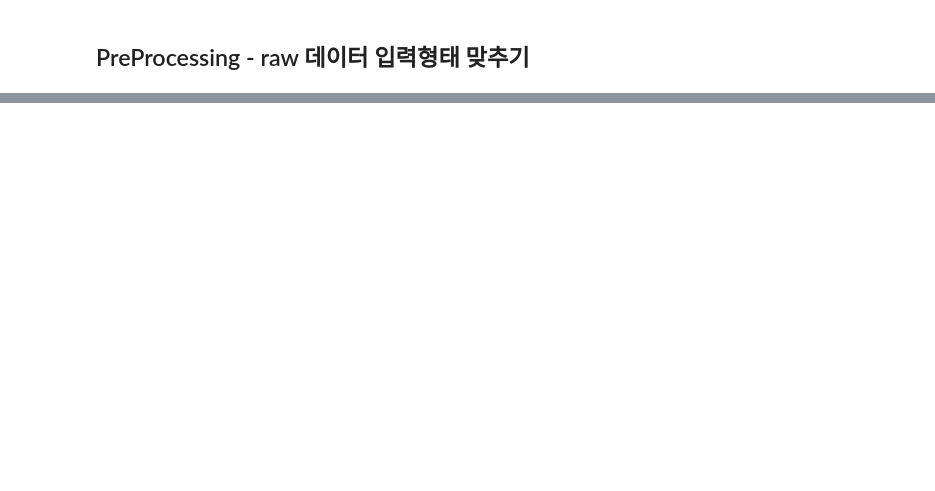
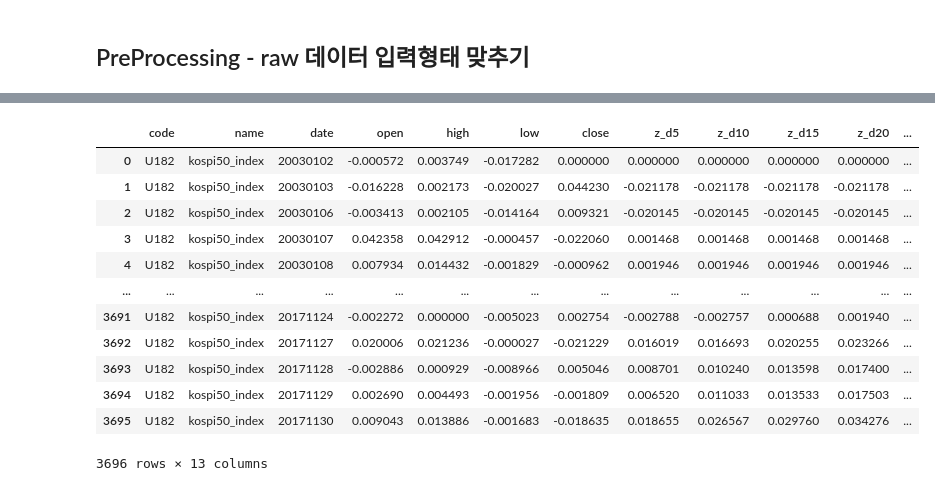
Before and after one commit to Stock-Recommandation-System-based-on-AI/modeling, a Jupyter notebook: illstandtall/DTML.ipynb, the cells around one changed output, grey strips where cells are left out. Drawn from its saved outputs; the diff is of its cells as text; code cells hidden in the pictures; blank space fills up the shorter version.

```diff
--- a/illstandtall/DTML.ipynb
+++ b/illstandtall/DTML.ipynb
@@ -25,0 +30,3 @@ kospi50
+# %%
+market_index = kospi31[kospi31.code == "U182"]
+market_index
@@ -25,0 +64,21 @@ kospi50
+# %%
+def train_vaild_test_split(df):
+    codes = df.code.unique()
+    train_data = pd.DataFrame()
+    vaild_data = pd.DataFrame()
+    test_data = pd.DataFrame()
+    for c in codes:
+        df_stock = df[df.code == c]
+        df_stock.reset_index(drop=True, inplace=True)
+        times = sorted(df_stock.index.values)
+        last_10pct = sorted(df_stock.index.values)[-int(0.1*len(times))] # Last 10% of series
+        last_20pct = sorted(df_stock.index.values)[-int(0.2*len(times))] # Last 20% of series
+
+        df_train = df_stock[(df_stock.index < last_20pct)]  # Training data are 80% of total data
+        df_val = df_stock[(df_stock.index >= last_20pct) & (df_stock.index < last_10pct)]
+        df_test = df_stock[(df_stock.index >= last_10pct)]
+
+        train_data = pd.concat([train_data, df_train])
+        vaild_data = pd.concat([vaild_data, df_val])
+        test_data = pd.concat([test_data, df_test])
+    return train_data, vaild_data, test_data
@@ -25,0 +93,16 @@ kospi50
+# %%
+market_train_data
+# %% [output]
+|  | code | name | date | open | high | low | close | z_d5 | z_d10 | z_d15 | z_d20 | ... |
+| 0 | U182 | kospi50_index | 20030102 | -0.000572 | 0.003749 | -0.017282 | 0.000000 | 0.000000 | 0.000000 | 0.000000 | 0.000000 | ... |
+| 1 | U182 | kospi50_index | 20030103 | -0.016228 | 0.002173 | -0.020027 | 0.044230 | -0.021178 | -0.021178 | -0.021178 | -0.021178 | ... |
+| 2 | U182 | kospi50_index | 20030106 | -0.003413 | 0.002105 | -0.014164 | 0.009321 | -0.020145 | -0.020145 | -0.020145 | -0.020145 | ... |
+| 3 | U182 | kospi50_index | 20030107 | 0.042358 | 0.042912 | -0.000457 | -0.022060 | 0.001468 | 0.001468 | 0.001468 | 0.001468 | ... |
+| 4 | U182 | kospi50_index | 20030108 | 0.007934 | 0.014432 | -0.001829 | -0.000962 | 0.001946 | 0.001946 | 0.001946 | 0.001946 | ... |
+| ... | ... | ... | ... | ... | ... | ... | ... | ... | ... | ... | ... | ... |
+| 3691 | U182 | kospi50_index | 20171124 | -0.002272 | 0.000000 | -0.005023 | 0.002754 | -0.002788 | -0.002757 | 0.000688 | 0.001940 | ... |
+| 3692 | U182 | kospi50_index | 20171127 | 0.020006 | 0.021236 | -0.000027 | -0.021229 | 0.016019 | 0.016693 | 0.020255 | 0.023266 | ... |
+| 3693 | U182 | kospi50_index | 20171128 | -0.002886 | 0.000929 | -0.008966 | 0.005046 | 0.008701 | 0.010240 | 0.013598 | 0.017400 | ... |
+| 3694 | U182 | kospi50_index | 20171129 | 0.002690 | 0.004493 | -0.001956 | -0.001809 | 0.006520 | 0.011033 | 0.013533 | 0.017503 | ... |
+| 3695 | U182 | kospi50_index | 20171130 | 0.009043 | 0.013886 | -0.001683 | -0.018635 | 0.018655 | 0.026567 | 0.029760 | 0.034276 | ... |
+3696 rows × 13 columns
```
Also changed, not shown: parts of 21 cells of this notebook, 3 other files.
